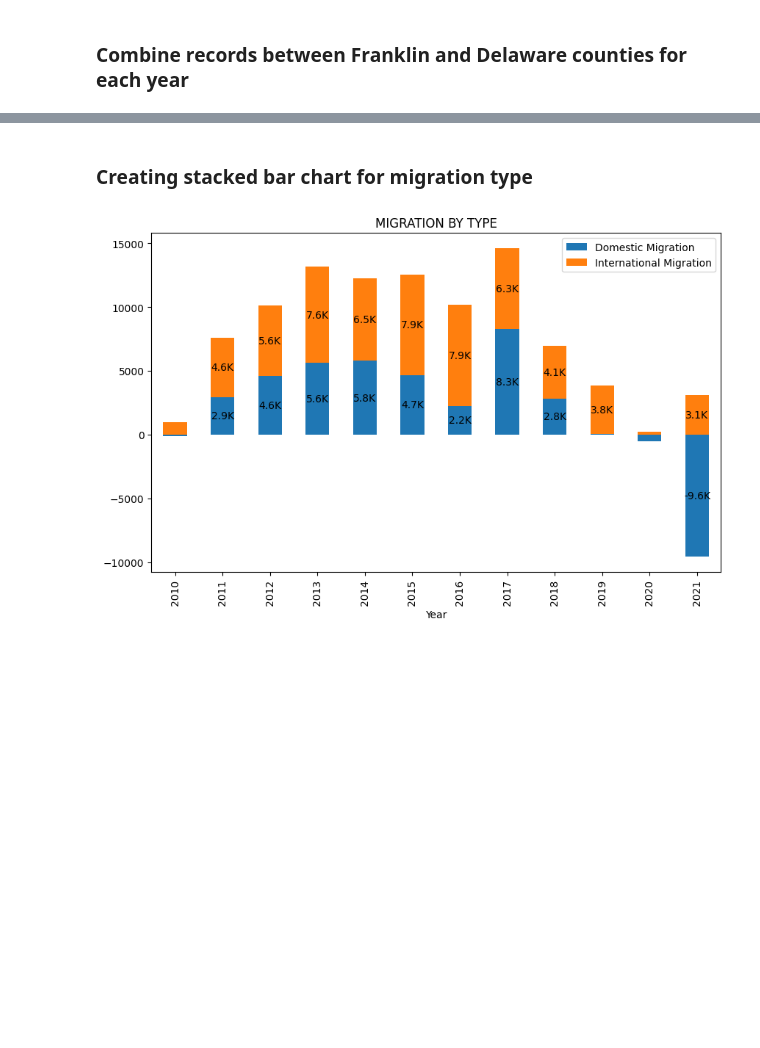
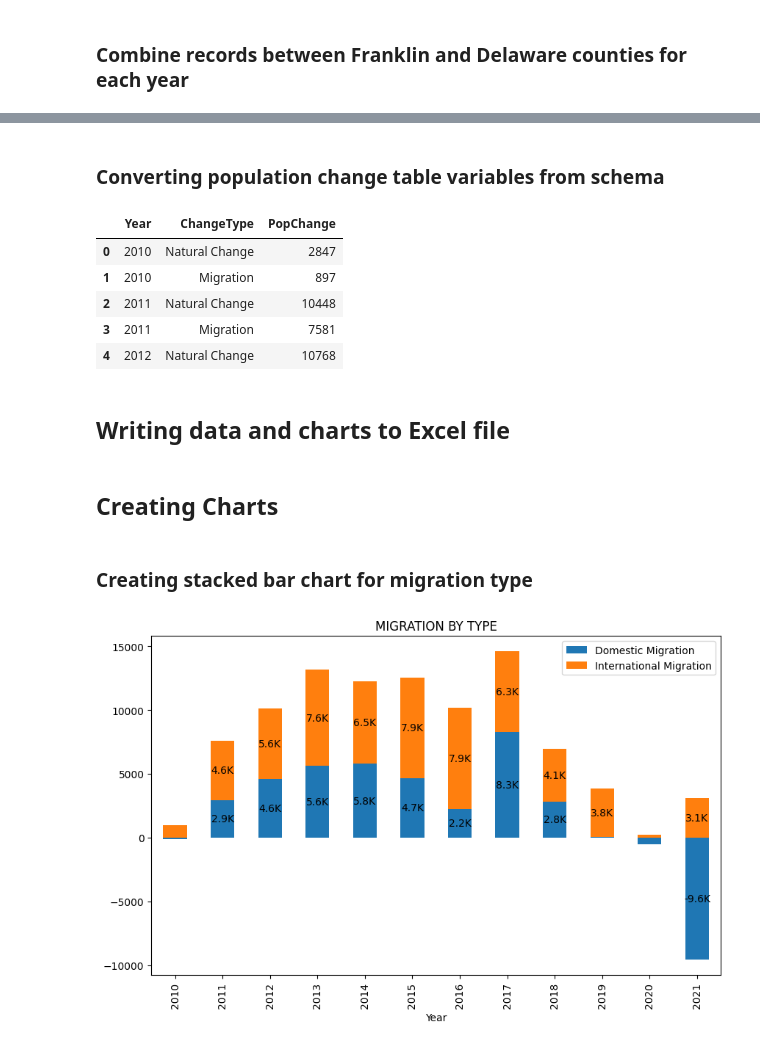
Before and after one commit to olivergwynn/OliverFirstTask, a Jupyter notebook: Task1.ipynb, the cells around one changed output, grey strips where cells are left out. Cells and saved outputs as stored; diff of their text form; code cells hidden in the pictures; blank space fills up the shorter version.

```diff
--- a/Task1.ipynb
+++ b/Task1.ipynb
@@ -62,10 +76,10 @@ Schema: ./output_data\migration_aggregated_data_schema.json
 # %% [markdown]
 #### Franklin and Delaware counties population change by type and year (2010-2021)
 # %%
-GROWTH_TABLE_FILENAME = "growth_aggregated_data.csv"
-GROWTH_TABLE_PATH = os.path.join(OUTPUT_DIR, GROWTH_TABLE_FILENAME)
-GROWTH_TABLE_SCHEMA_FILENAME = GROWTH_TABLE_FILENAME.replace(".csv","_schema.json")
-GROWTH_TABLE_SCHEMA_PATH = os.path.join(OUTPUT_DIR, GROWTH_TABLE_SCHEMA_FILENAME)
-print("Data: {}".format(GROWTH_TABLE_PATH))
-print("Schema: {}".format(GROWTH_TABLE_SCHEMA_PATH))
+POPCHANGE_TABLE_FILENAME = "popChange_aggregated_data.csv"
+POPCHANGE_TABLE_PATH = os.path.join(OUTPUT_DIR, POPCHANGE_TABLE_FILENAME)
+POPCHANGE_TABLE_SCHEMA_FILENAME = POPCHANGE_TABLE_FILENAME.replace(".csv","_schema.json")
+POPCHANGE_TABLE_SCHEMA_PATH = os.path.join(OUTPUT_DIR, POPCHANGE_TABLE_SCHEMA_FILENAME)
+print("Data: {}".format(POPCHANGE_TABLE_PATH))
+print("Schema: {}".format(POPCHANGE_TABLE_SCHEMA_PATH))
 # %% [output]
@@ -199,0 +323,2 @@ growth_data_sorted.to_csv(GROWTH_TABLE_PATH, index=False)
+# %% [markdown]
+### Converting population change table variables from schema
@@ -199,0 +354,13 @@ growth_data_sorted.to_csv(GROWTH_TABLE_PATH, index=False)
+# %%
+# Preview population change type table
+df = pd.read_csv(POPCHANGE_TABLE_PATH)
+df.head()
+# %% [output]
+|  | Year | ChangeType | PopChange |
+| 0 | 2010 | Natural Change | 2847 |
+| 1 | 2010 | Migration | 897 |
+| 2 | 2011 | Natural Change | 10448 |
+| 3 | 2011 | Migration | 7581 |
+| 4 | 2012 | Natural Change | 10768 |
+# %% [markdown]
+## Writing data and charts to Excel file
@@ -200,3 +414,5 @@ growth_data_sorted.to_csv(GROWTH_TABLE_PATH, index=False)
+# %% [markdown]
+## Creating Charts
 # %% [markdown]
 ### Creating stacked bar chart for migration type
 # %%
```
Also changed, not shown: parts of 33 cells of this notebook, 4 other files.
